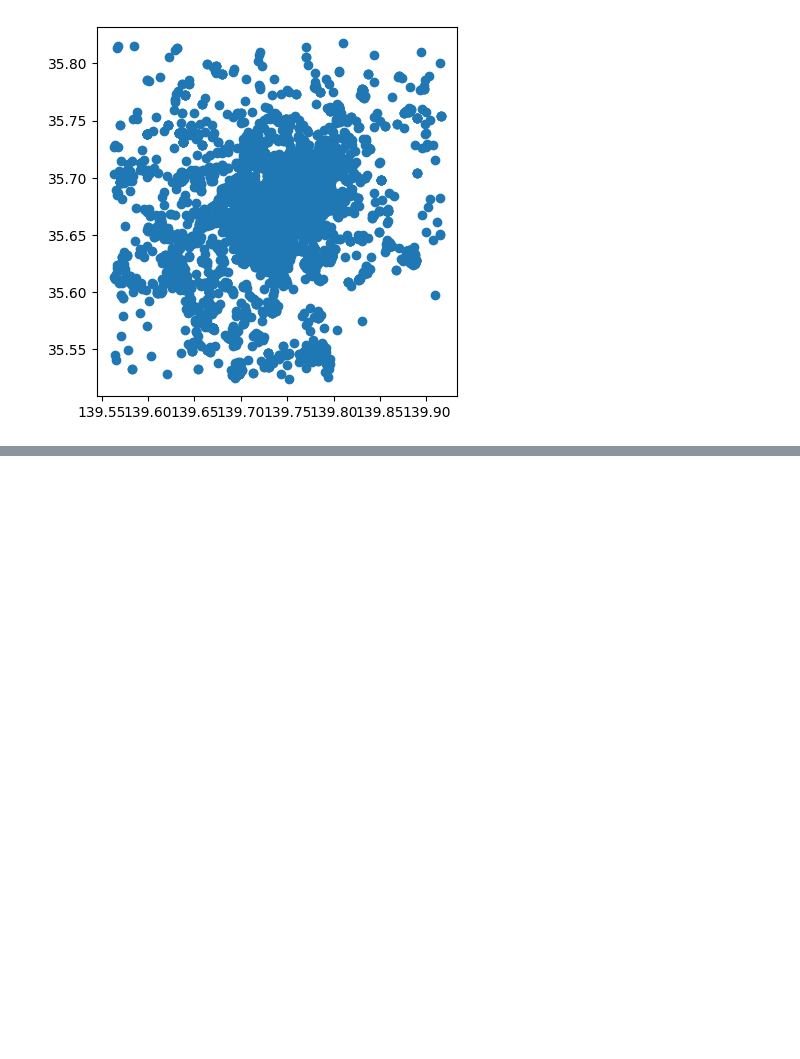
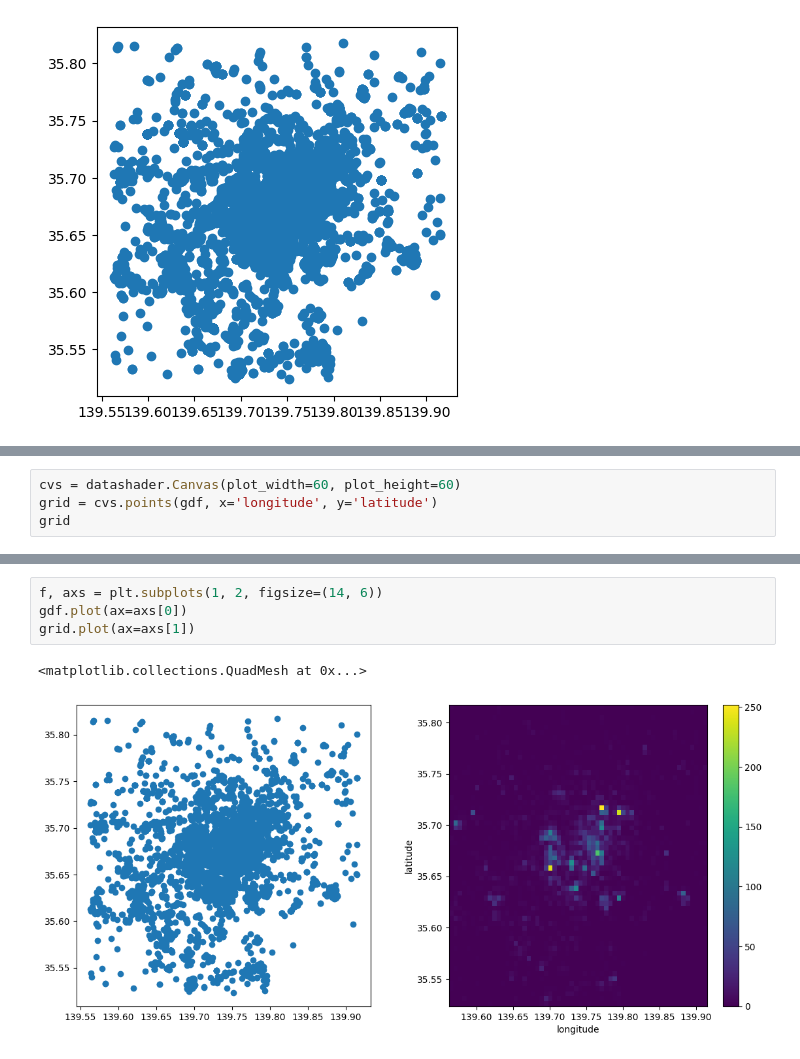
Before and after one commit to arunrajks/geospatial_analysis, a Jupyter notebook: table_as_surface.ipynb, the cells around one changed output, grey strips where cells are left out. Saved outputs shown, nothing was run; the diff lists cells and outputs as text; blank space fills up the shorter version.

```diff
--- a/table_as_surface.ipynb
+++ b/table_as_surface.ipynb
@@ -45,0 +51,4 @@ gdf.plot()
+# %%
+cvs = datashader.Canvas(plot_width=60, plot_height=60)
+grid = cvs.points(gdf, x='longitude', y='latitude')
+grid
@@ -45,0 +70,7 @@ gdf.plot()
+# %%
+f, axs = plt.subplots(1, 2, figsize=(14, 6))
+gdf.plot(ax=axs[0])
+grid.plot(ax=axs[1])
+# %% [output]
+<matplotlib.collections.QuadMesh at 0x...>
+[figure, added]
```
Also changed, not shown: parts of 3 cells of this notebook.
